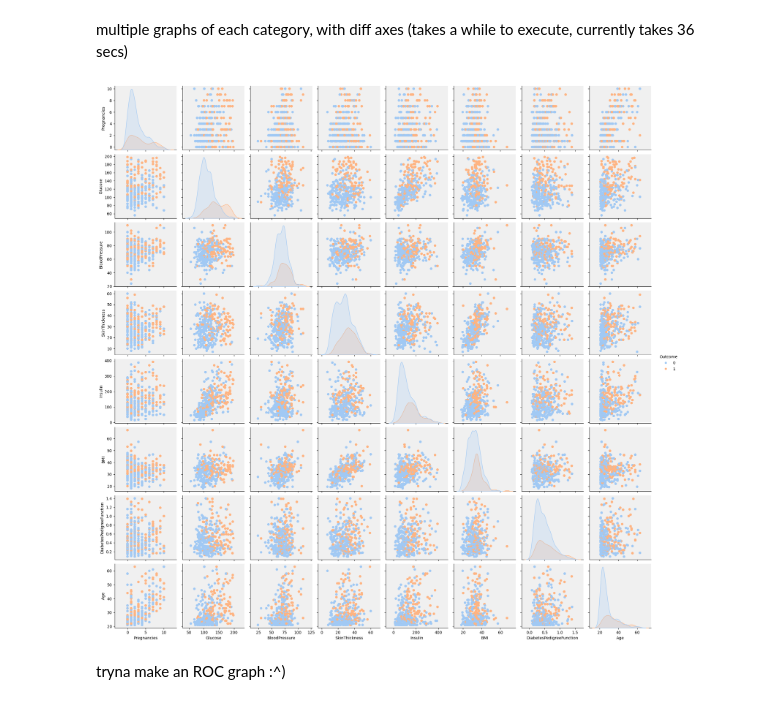
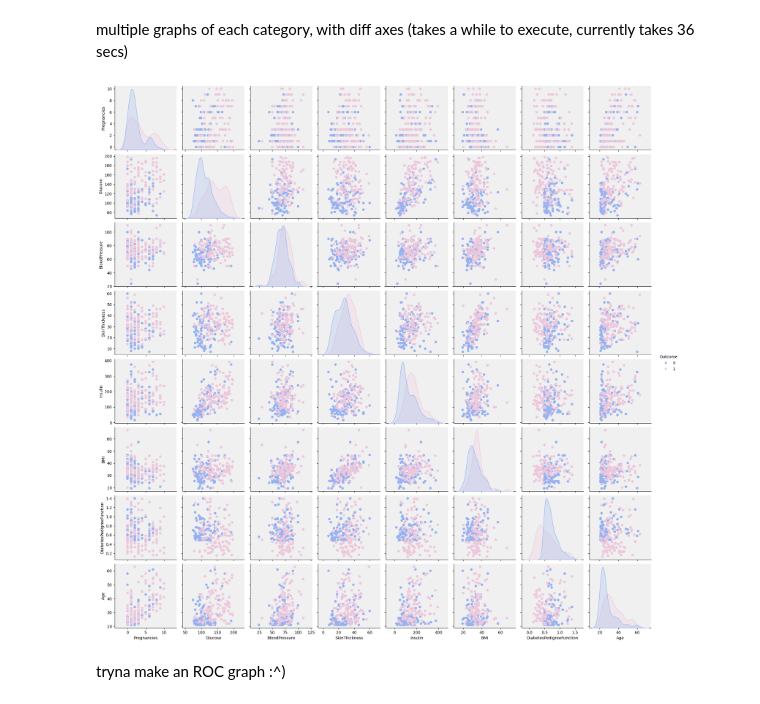
Before and after one commit to AureliaSindhu/HealthcareDiabetes, a Jupyter notebook: SummerDataProj.ipynb, the cells around one changed output. Saved outputs shown, nothing was run; the diff lists cells and outputs as text; code cells hidden in the pictures.

```diff
--- a/SummerDataProj.ipynb
+++ b/SummerDataProj.ipynb
@@ -27,8 +26,8 @@ Drive already mounted at /content/drive; to attempt to forcibly remount, call dr
 
 **i copied the path from my drive to run the code, u can change back anytime u want!**
 # %%
-# opening file
-df = pd.read_csv('/content/drive/MyDrive/CSUF_Summer Research 2024/LIA & BRIT/Healthcare-Diabetes4.csv')
+# opening file, need to use \\ since python sees one \ as escape char
+df = pd.read_csv("/Users/acaebowl/Downloads/Healthcare-Diabetes6.csv")
 # prints first 5 rows
 #df.head()
 df.describe()
@@ -170,28 +174,27 @@ plt.show()
 multiple graphs of each category, with diff axes (takes a while to execute, currently takes 36 secs)
 # %%
 # palette for legend (editable)
-# myPalette = [ "#1f4068", "#324e7b", "#3d5a8b", "#4a669a", "#5763a9", "#594b7f", "#634d85", "#6d518a",
-#    "#75548e", "#7d5792", "#6e465f", "#814d6b", "#925377", "#a25a82", "#b1668d", "#7f4758"]
+myPalette = [ "#96b2f2", "#edc7dc"]
 
 # creating actual plots
 # change 'pastel' to myPalette if using custom palette above
-myPlot = sns.pairplot(df, hue = 'Outcome', palette = 'pastel')
+myPlot = sns.pairplot(df, hue = 'Outcome', palette = myPalette)
 
 # setting background color of each graph
 background_color = '#f0f0f0'
 
 for ax in myPlot.axes.flatten():
     ax.set_facecolor(background_color)
 
 # removing all white edges on scatter plot points
 for ax in myPlot.axes.flat:
     for collection in ax.collections:
         collection.set_edgecolor("None")
 
 # printing all graphs
 plt.show()
 # %% [output]
-[figure, old version]
+[figure, new version]
 # %% [markdown]
 tryna make an ROC graph :^)
 # %%
```
Also changed, not shown: parts of 13 cells of this notebook.
